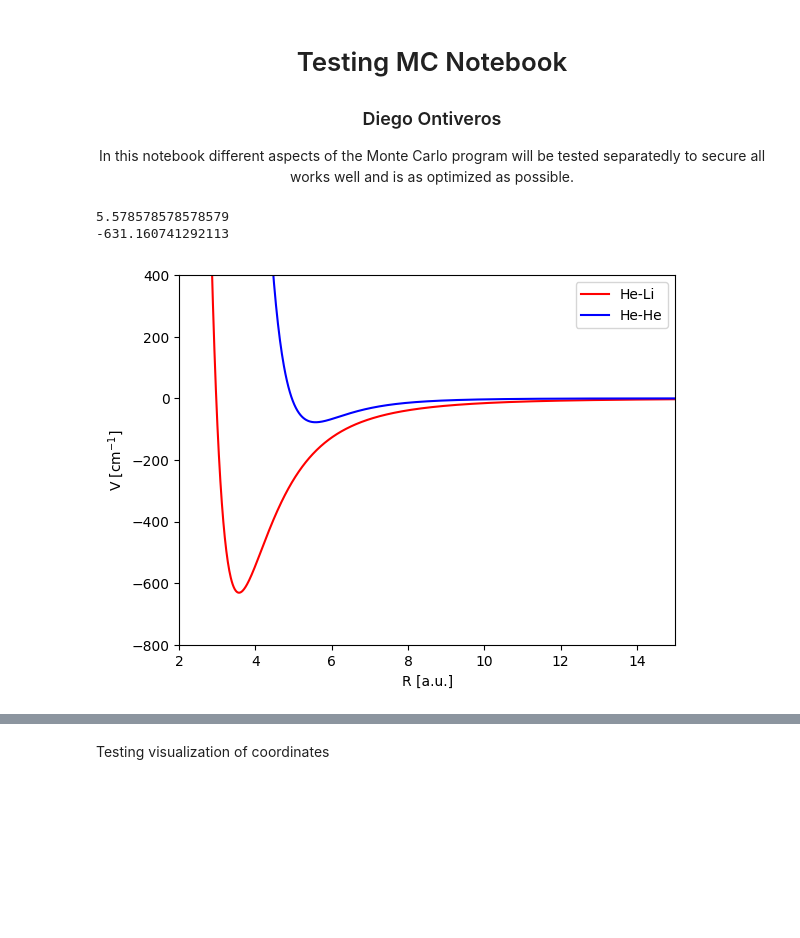
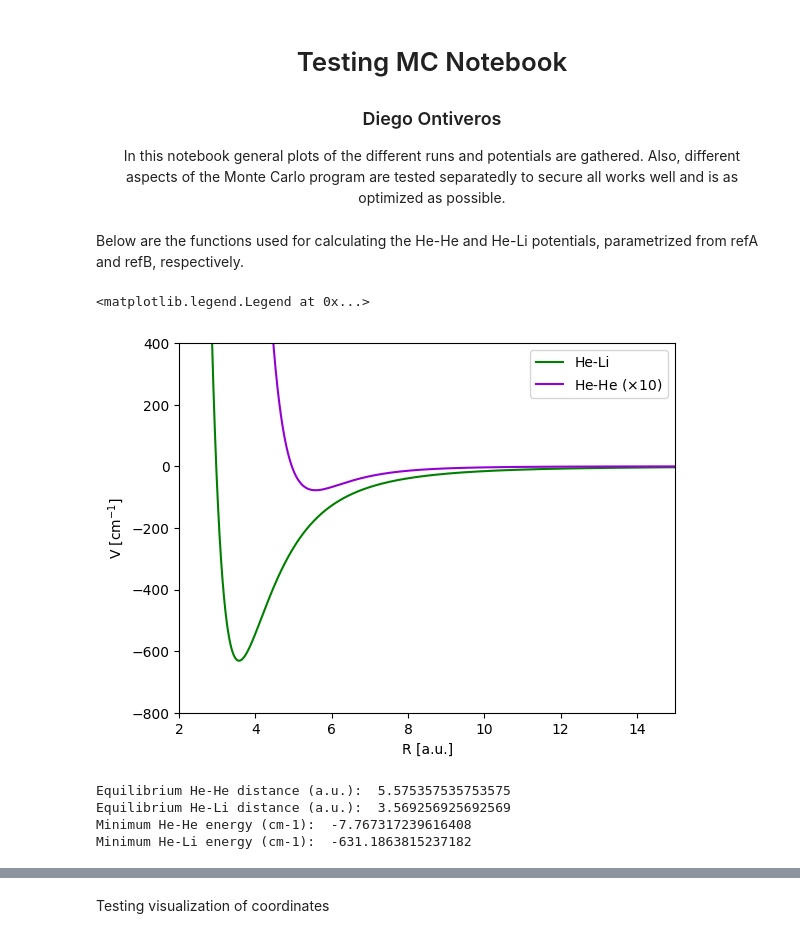
Before and after one commit to diegonti/ICC, a Jupyter notebook: Final Project/testingMC.ipynb, the cells around one changed output, grey strips where cells are left out. Saved outputs shown, nothing was run; the diff lists cells and outputs as text; code cells hidden in the pictures; blank space fills up the shorter version.

```diff
--- a/Final Project/testingMC.ipynb
+++ b/Final Project/testingMC.ipynb
@@ -2,6 +2,6 @@
 <h1 style="text-align: center;">Testing MC Notebook</h1>
 <h3 style="text-align: center;">Diego Ontiveros</h3>
 
-<center>In this notebook different aspects of the Monte Carlo program will be tested separatedly to secure all works well and is as optimized as possible.</center>
+<center>In this notebook general plots of the different runs and potentials are gathered. Also, different aspects of the Monte Carlo program are tested separatedly to secure all works well and is as optimized as possible.</center>
 # %%
 from itertools import combinations
@@ -11,2 +14,4 @@ import scipy as sp
 %matplotlib inline
+# %% [markdown]
+Below are the functions used for calculating the He-He and He-Li potentials, parametrized from refA and refB, respectively.
 # %%
@@ -41,45 +102,29 @@ def HeLiPotential(R):
-# %%
-def fnHeHe(x,D):
-    return np.exp(-(D/x-1)**2)
-
-
-def HeHePotential(R):
-    eps = 10.97
-    rm = 2.9695/0.529177
-    x = R/rm
-
-    # Faster power calculations
-    x2 = x*x
-    x6 = x2*x2*x2
-    x8 = x6*x2
-    x10 = x8*x2
-    x12 = x10*x2
-
-    # Parametrized coefitients
-    A = 1.89635353e5
-    a,b = 10.70203539, -1.90740649
-    D6,D8,D10 = 1.4651625, 1.2, 1.1
-    c6, c8, c10 = 1.34687065, 0.41308398, 0.17060159
-
-    f6 = fnHeHe(x,D6)
-    f8 = fnHeHe(x,D8)
-    f10 = fnHeHe(x,D10)
-
-    Vx = A*np.exp(-a*x+b*x**2) - f6*c6/x6 -f8*c8/x8 - f10*c10/x10
-
-    return eps*Vx
 # %%
-R = np.linspace(2,15,1000)
-VHeHe = HeHePotential(R)*219474.63/315777*10        # muliplied by 10 for better visualization
-VHeLi = HeLiPotential(R)*219474.63
-plt.plot(R,VHeLi,c="r",label="He-Li")
-plt.plot(R,VHeHe,c="b",label="He-He")
+# Representation of He-Li and He-He potentials.
+R = np.linspace(2,15,10000)
+VHeHe = HeHePotential(R)
+VHeLi = HeLiPotential(R)
+plt.plot(R,VHeLi,c="green",label="He-Li")
+plt.plot(R,VHeHe*10,c="darkviolet",label="He-He ($\\times$10)")
 plt.xlim(R[0],R[-1])
-print(R[np.argmin(VHeHe)])
 plt.ylim(-800,400)
 plt.xlabel("R [a.u.]");plt.ylabel("V [cm$^{-1}$]")
 plt.legend()
 # %% [output]
-5.578578578578579
--631.160741292113
+<matplotlib.legend.Legend at 0x...>
-[figure, old version]
+[figure, new version]
+# %%
+RminHeHe = R[np.argmin(VHeHe)]
+RminHeLi = R[np.argmin(VHeLi)]
+VminHeHe = np.min(VHeHe)
+VminHeLi = np.min(VHeLi)
+print("Equilibrium He-He distance (a.u.): ",RminHeHe)
+print("Equilibrium He-Li distance (a.u.): ",RminHeLi)
+
+print("Minimum He-He energy (cm-1): ",VminHeHe)
+print("Minimum He-Li energy (cm-1): ",VminHeLi)
+# %% [output]
+Equilibrium He-He distance (a.u.):  5.575357535753575
+Equilibrium He-Li distance (a.u.):  3.569256925692569
+Minimum He-He energy (cm-1):  -7.767317239616408
+Minimum He-Li energy (cm-1):  -631.1863815237182
```
Also changed, not shown: parts of 4 cells of this notebook, 1 other file.
